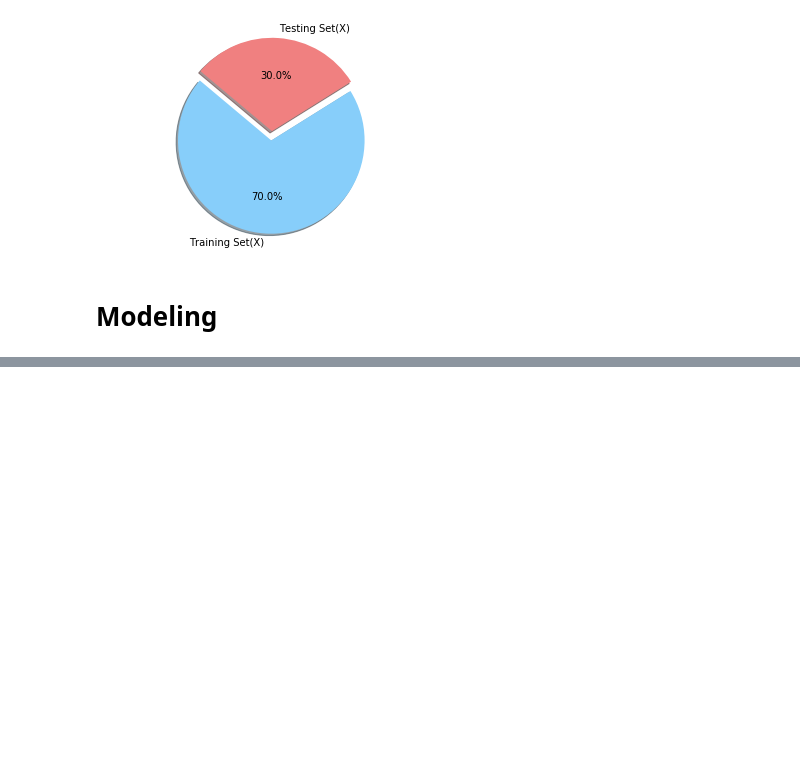
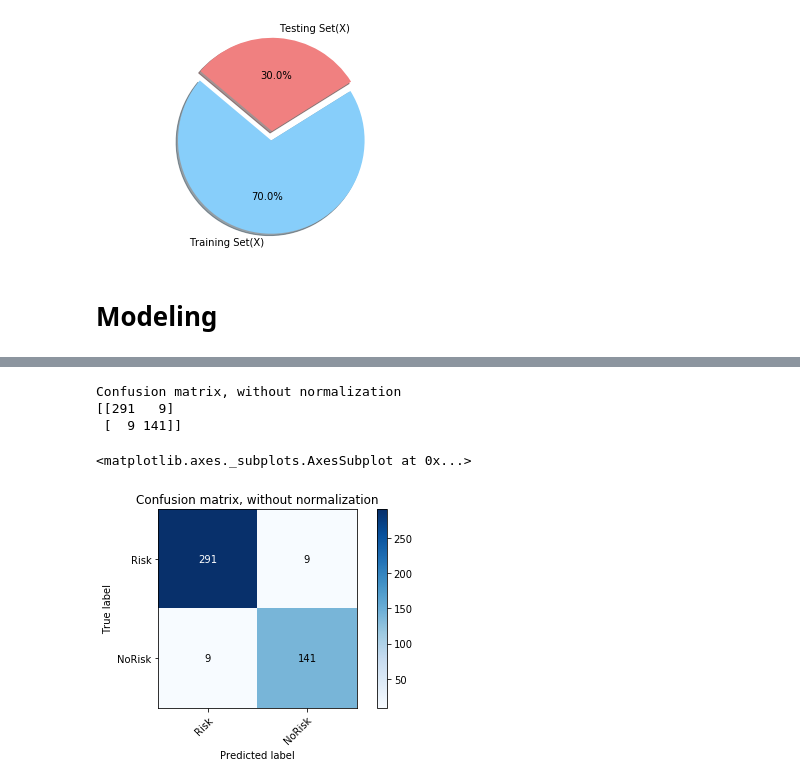
Before and after one commit to JamesDun2866/Data-Mining, a Jupyter notebook: ACW/ ACW.ipynb, the cells around one changed output, grey strips where cells are left out. Cells and saved outputs as stored; diff of their text form; code cells hidden in the pictures; blank space fills up the shorter version.

Commit message:
Logistic Regression

```diff
--- a/ACW/ ACW.ipynb
+++ b/ACW/ ACW.ipynb
@@ -521,7 +575,7 @@ This is a 70% / 30% split between the Training and Test set, this is to ensure t
 
 This set is picked randomly from the dataset to ensure there is no bias in the picked data that might cause the model to underfit or overfit.
 # %%
-xTrain, xTest,yTrain,yTest = train_test_split(ModelCopy,MedicalRecordsRisk, test_size = 0.30, shuffle = True)
+xTrain, xTest,yTrain,yTest = train_test_split(ModelCopy,MedicalRecordsRisk, test_size = 0.30, shuffle = False)
 # %%
 print("Number of records in training set:",yTrain.count())
 print("Number of records in training set:", yTest.count())
@@ -588,2 +654,9 @@ RegressionModel = LinearRegressionModel.fit(X=xTrain, y=yTrain)
+# %%
+LogisticRegressionModel = LogisticRegression(solver = 'lbfgs' ,max_iter = 1000, multi_class="auto")
+
+YtestarrayLogisticRegression = yTest.to_numpy().flatten()
+YtrainarrayLogisticRegression = yTrain.to_numpy().flatten()
+# %%
+LogisticRegression = LogisticRegressionModel.fit(xTrain, YtrainarrayLogisticRegression)
 # %%
-yPredtestRegression = RegressionModel.predict(xTest)
+yPredtestLogisticRegression = LogisticRegressionModel.predict(xTest)
@@ -614,0 +673,8 @@ ValueError: If using all scalar values, you must pass an index
+# %%
+plot_confusion_matrix(YtestarrayLogisticRegression, yPredtestLogisticRegression, classes=classes, title='Confusion matrix, without normalization')
+# %% [output]
+Confusion matrix, without normalization
+[[291   9]
+ [  9 141]]
+<matplotlib.axes._subplots.AxesSubplot at 0x...>
+[figure, added]
```
Also changed, not shown: parts of 12 cells of this notebook, 2 other files.
